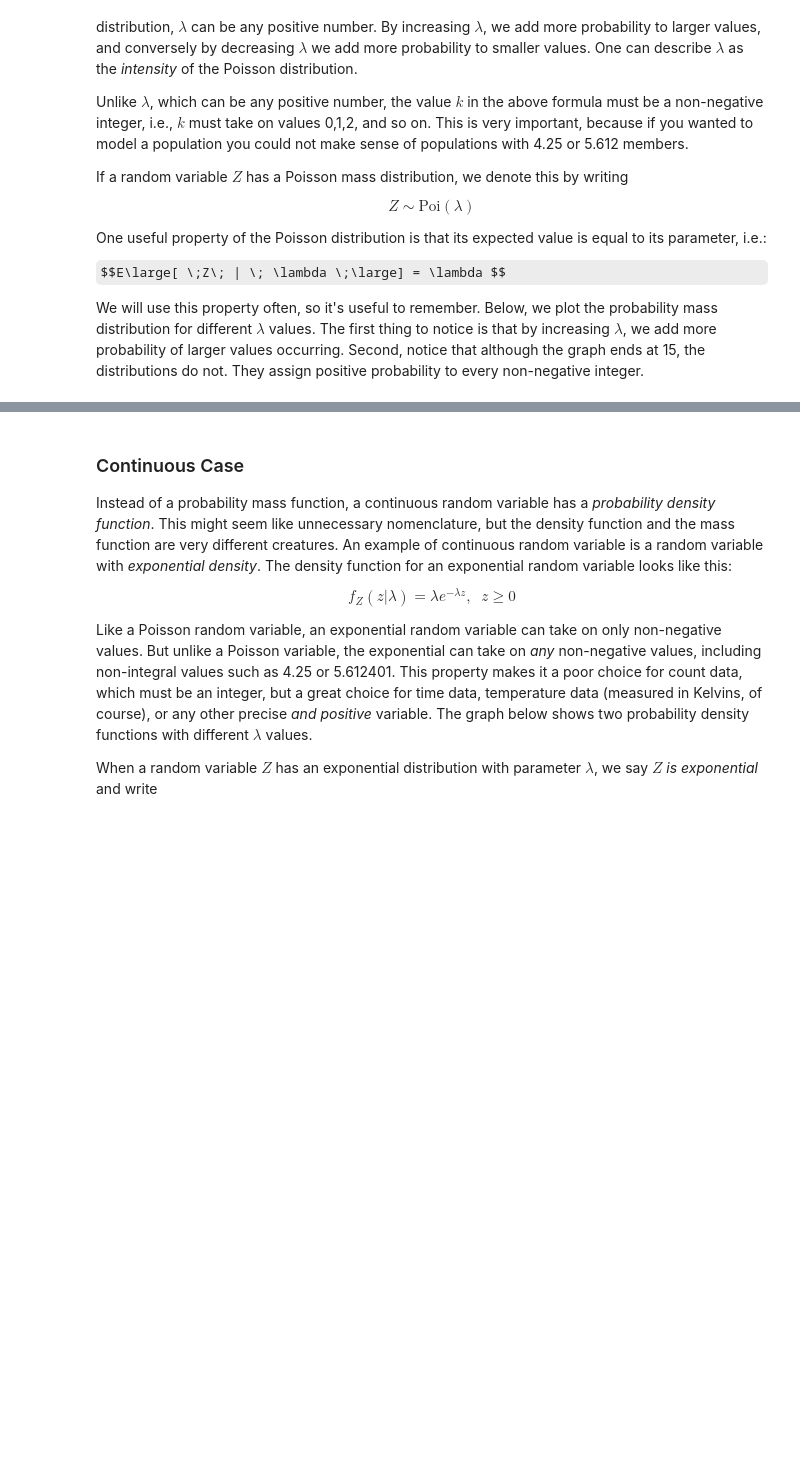
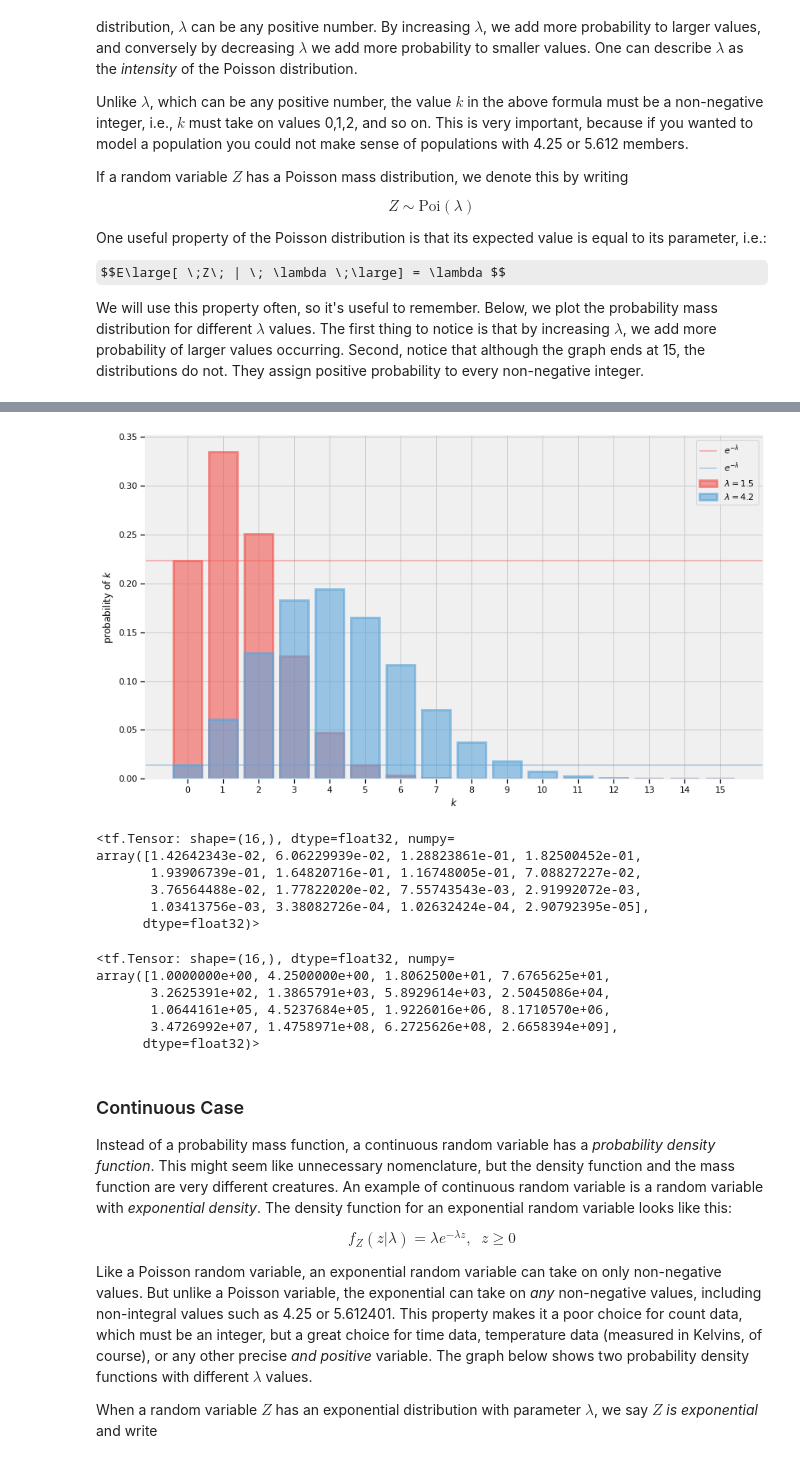
Before and after one commit to rikazry/Probabilistic-Programming-and-Bayesian-Methods-for-Hackers, a Jupyter notebook: exercises/Copy_of_working_ch1_in_tf2.ipynb, the cells around one changed output, grey strips where cells are left out. Saved outputs shown, nothing was run; the diff lists cells and outputs as text; code cells hidden in the pictures; some formulas as TeX source; blank space fills up the shorter version.

```diff
--- a/exercises/Copy_of_working_ch1_in_tf2.ipynb
+++ b/exercises/Copy_of_working_ch1_in_tf2.ipynb
@@ -455,3 +460,28 @@ for i in [0,1]:
+# %%
+plt.figure(figsize=(12.5, 8))
+ax = plt.subplot()
+custom_plot(0, ax)
+custom_plot(1, ax)
+# %% [output]
+[figure, added]
+# %%
+poi_pmf[i]
+# %% [output]
+<tf.Tensor: shape=(16,), dtype=float32, numpy=
+array([1.42642343e-02, 6.06229939e-02, 1.28823861e-01, 1.82500452e-01,
+       1.93906739e-01, 1.64820716e-01, 1.16748005e-01, 7.08827227e-02,
+       3.76564488e-02, 1.77822020e-02, 7.55743543e-03, 2.91992072e-03,
+       1.03413756e-03, 3.38082726e-04, 1.02632424e-04, 2.90792395e-05],
+      dtype=float32)>
+# %%
+tf.math.pow(lambdas[i], x)
+# %% [output]
+<tf.Tensor: shape=(16,), dtype=float32, numpy=
+array([1.0000000e+00, 4.2500000e+00, 1.8062500e+01, 7.6765625e+01,
+       3.2625391e+02, 1.3865791e+03, 5.8929614e+03, 2.5045086e+04,
+       1.0644161e+05, 4.5237684e+05, 1.9226016e+06, 8.1710570e+06,
+       3.4726992e+07, 1.4758971e+08, 6.2725626e+08, 2.6658394e+09],
+      dtype=float32)>
 # %% [markdown]
 ### Continuous Case
 
```
Also changed, not shown: parts of 2 cells of this notebook.
